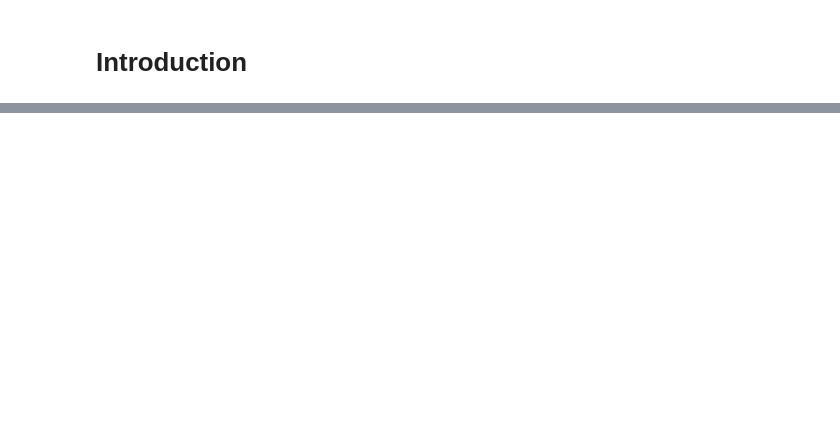
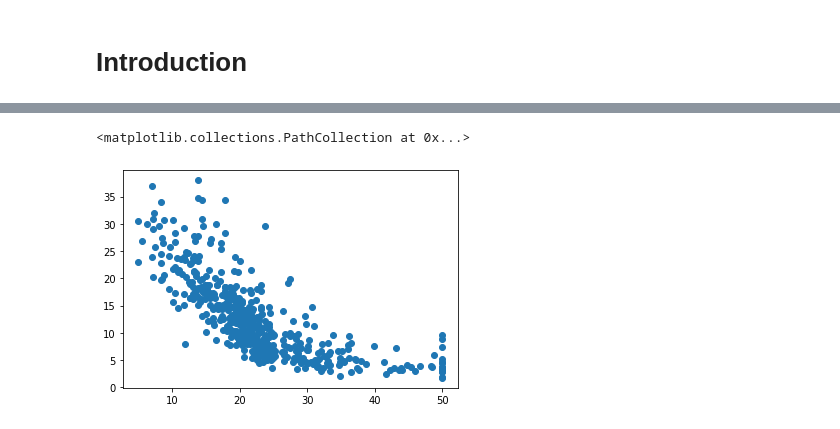
Before and after one commit to dermotkel/machine-learning, a Jupyter notebook: project.ipynb, the cells around one changed output, grey strips where cells are left out. Saved outputs shown, nothing was run; the diff lists cells and outputs as text; code cells hidden in the pictures; blank space fills up the shorter version.

```diff
--- a/project.ipynb
+++ b/project.ipynb
@@ -17,0 +73,5 @@ df.head()
+# %%
+plt.scatter(x=bostonDF['MEDV'], y=bostonDF['LSTAT'])
+# %% [output]
+<matplotlib.collections.PathCollection at 0x...>
+[figure, added]
```
Also changed, not shown: parts of 14 cells of this notebook.
